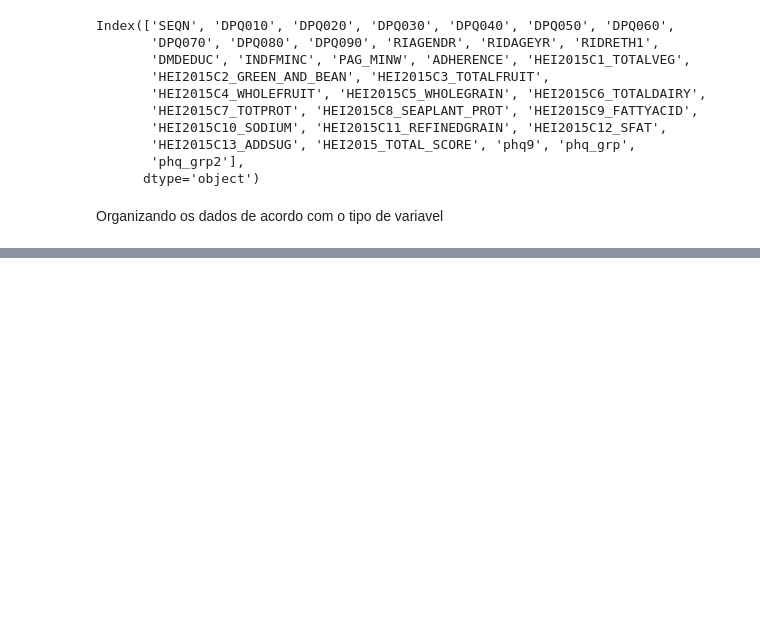
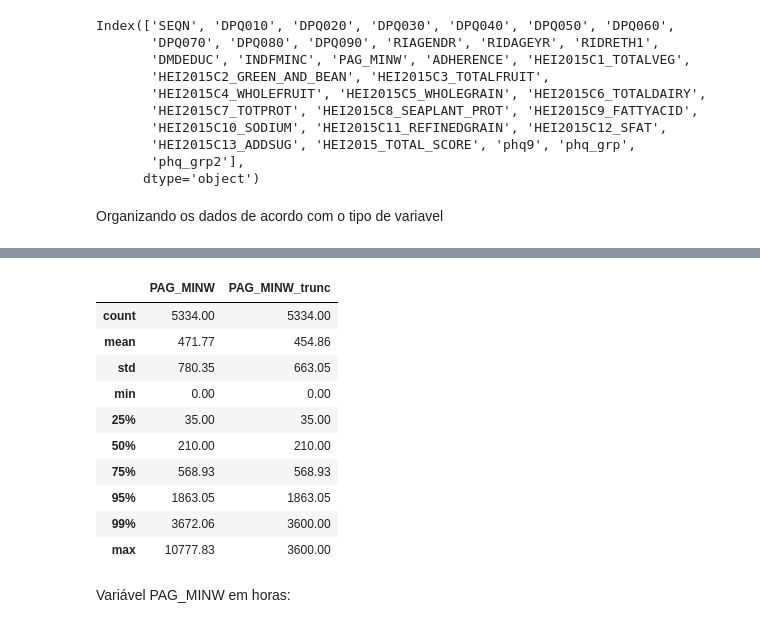
Before and after one commit to liviaspereira/desafio_inferencia, a Jupyter notebook: Tratamento_de_dados.ipynb, the cells around one changed output, grey strips where cells are left out. Cells and saved outputs as stored; diff of their text form; code cells hidden in the pictures; blank space fills up the shorter version.

```diff
--- a/Tratamento_de_dados.ipynb
+++ b/Tratamento_de_dados.ipynb
@@ -401,3 +401,20 @@ df4[var_quant].describe(percentiles = [.25, .5, .75, .95, .99]).round(2)
 | 95% | 81.00 | 11.00 | 1863.05 | 5.00 | 5.00 | 5.00 | ... |
 | 99% | 85.00 | 99.00 | 3672.06 | 5.00 | 5.00 | 5.00 | ... |
 | max | 85.00 | 99.00 | 10777.83 | 5.00 | 5.00 | 5.00 | ... |
+# %%
+df4['PAG_MINW_trunc'] = np.where(df4['PAG_MINW'] > 3600, 3600, df4['PAG_MINW'])
+df4[['PAG_MINW', 'PAG_MINW_trunc']].describe(percentiles = [.25, .5, .75, .95, .99]).round(2)
+# %% [output]
+|  | PAG_MINW | PAG_MINW_trunc |
+| count | 5334.00 | 5334.00 |
+| mean | 471.77 | 454.86 |
+| std | 780.35 | 663.05 |
+| min | 0.00 | 0.00 |
+| 25% | 35.00 | 35.00 |
+| 50% | 210.00 | 210.00 |
+| 75% | 568.93 | 568.93 |
+| 95% | 1863.05 | 1863.05 |
+| 99% | 3672.06 | 3600.00 |
+| max | 10777.83 | 3600.00 |
+# %% [markdown]
+Variável PAG_MINW em horas:
```
Also changed, not shown: parts of 5 cells of this notebook.
